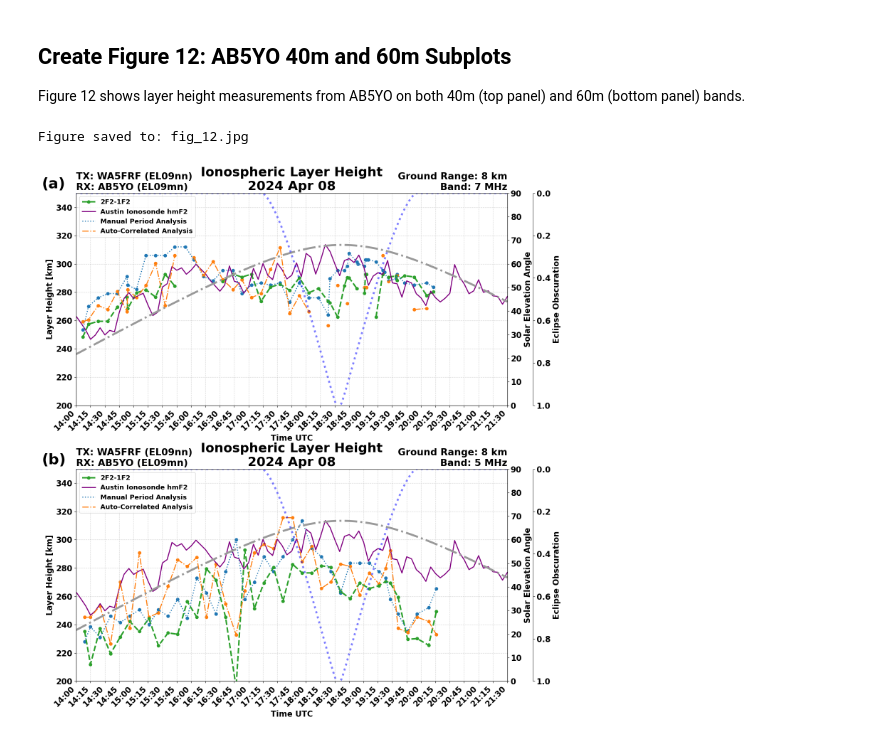
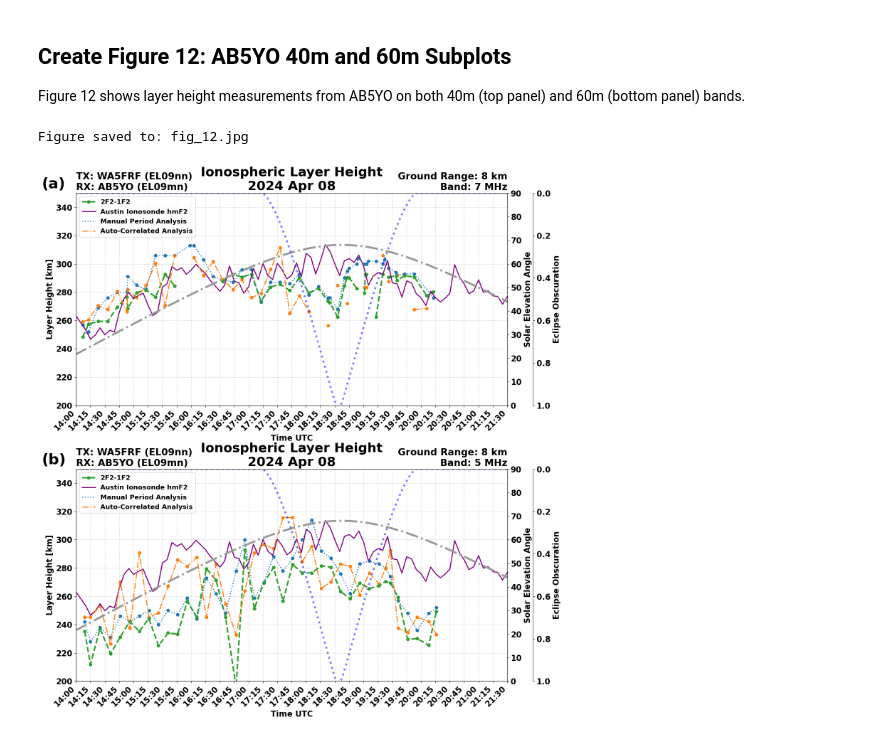
Before and after one commit to HamSCI/HF-TDOA-Frontiers-2025, a Jupyter notebook: fig_12/fig_12.ipynb, the cells around one changed output. Drawn from its saved outputs; the diff is of its cells as text; code cells hidden in the pictures.

Commit message:
now using Steve's manual analysis

```diff
--- a/fig_12/fig_12.ipynb
+++ b/fig_12/fig_12.ipynb
@@ -121,33 +121,37 @@ model_coeffs_60m = tdoa_dct_60m['2F2-1F2']['model_coeffs']
 # Set time limits for consistent x-axis across subplots
 xlim = (datetime.datetime(2024, 4, 8, 14, 0), datetime.datetime(2024, 4, 8, 21, 30))
 
 # Create the subplot figure with both 40m and 60m
+# Note: Manual analysis comes from the new trusted manual_analysis.csv files
+#       Auto-correlation comes from the original TDOA.csv files
 tdoa.plot_hmf2_subplot(
     chirps_list=[chirps_40m, chirps_60m],
     tdoa_dct_list=[tdoa_dct_40m, tdoa_dct_60m],
     subplot_labels=['(a)', '(b)'],
     ylim=(200, 350),
     xlim=xlim,
     solar_lat=solar_lat,
     solar_lon=solar_lon,
     overlay_solar_elevation=True,
     overlay_eclipse=True,
     ionosonde_dct={'overlay_hmE': False},
     tdoa_csv_dct_list=[
         {
-            'csv_path': '../data/CSVs/2024-04-08_TX_WA5FRF_EL09nn-RX_AB5YO_EL09mn-40m_TDOA.csv',
+            'csv_path': '../data/CSVs/2024-04-08_TX_WA5FRF_EL09nn-RX_AB5YO_EL09mn-40m_manual_analysis.csv',
+            'autocorr_csv_path': '../data/CSVs/2024-04-08_TX_WA5FRF_EL09nn-RX_AB5YO_EL09mn-40m_TDOA.csv',
             'model_coeffs': model_coeffs_40m
         },
         {
-            'csv_path': '../data/CSVs/2024-04-08_TX_WA5FRF_EL09nn-RX_AB5YO_EL09mn-60m_TDOA.csv',
+            'csv_path': '../data/CSVs/2024-04-08_TX_WA5FRF_EL09nn-RX_AB5YO_EL09mn-60m_manual_analysis.csv',
+            'autocorr_csv_path': '../data/CSVs/2024-04-08_TX_WA5FRF_EL09nn-RX_AB5YO_EL09mn-60m_TDOA.csv',
             'model_coeffs': model_coeffs_60m
         }
     ],
     figsize=(15, 16),
     legend_loc='upper left',
     legend_fontsize='small',
     savefig='fig_12.jpg'
 )
 # %% [output]
 Figure saved to: fig_12.jpg
-[figure, old version]
+[figure, new version]
```
Also changed, not shown: 6 other files.
